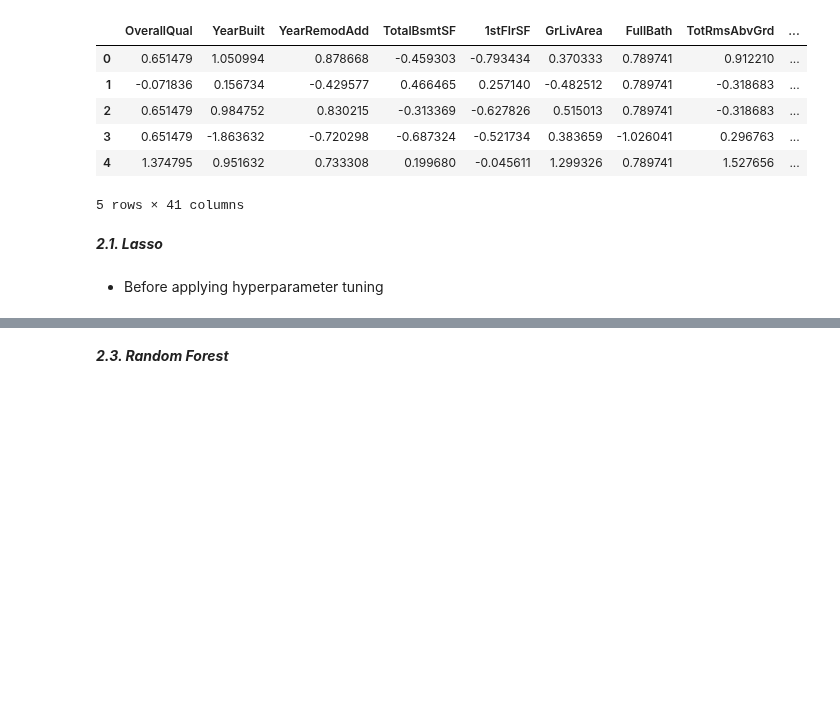
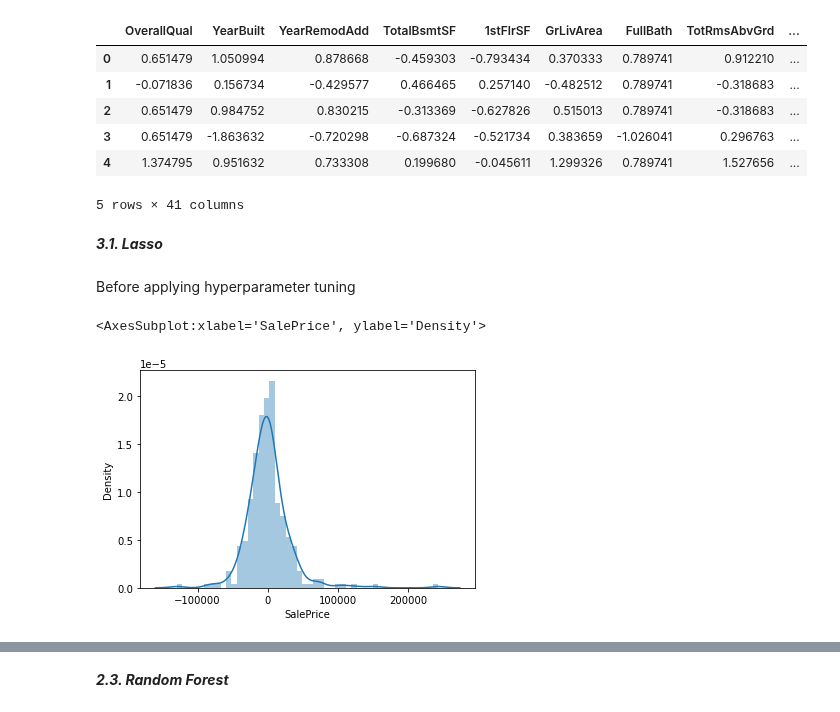
Before and after one commit to doanht688/House-Price-Prediction-ML, a Jupyter notebook: G2-Project Report.ipynb, the cells around one changed output, grey strips where cells are left out. Drawn from its saved outputs; the diff is of its cells as text; code cells hidden in the pictures; blank space fills up the shorter version.

```diff
--- a/G2-Project Report.ipynb
+++ b/G2-Project Report.ipynb
@@ -523,18 +507,28 @@ X.head()
 # %%
 X_train, X_test, Y_train, Y_test = train_test_split(X, Y, test_size=0.2, random_state=121)
 # %% [markdown]
-***2.1. Lasso***
+***3.1. Lasso***
 # %% [markdown]
-- Before applying hyperparameter tuning
+Before applying hyperparameter tuning
 # %%
 # Define the model
-model_before = make_pipeline(Lasso(random_state=42))
+model_before =Lasso()
 
 # Fit the model
 model_before.fit(X_train, Y_train)
 
 # Make predictions on new data
 predictions_ls = model_before.predict(X_test)
+# %%
+#Visualizing the results
+import matplotlib.pyplot as plt
+import seaborn as sns
+%matplotlib inline
+
+sns.distplot(Y_test-predictions_ls)
+# %% [output]
+<AxesSubplot:xlabel='SalePrice', ylabel='Density'>
+[figure, added]
 # %%
 #Print result
 mae, mse, rmse, r_squared = evaluate(Y_test, predictions_ls)
```
Also changed, not shown: parts of 35 cells of this notebook.
